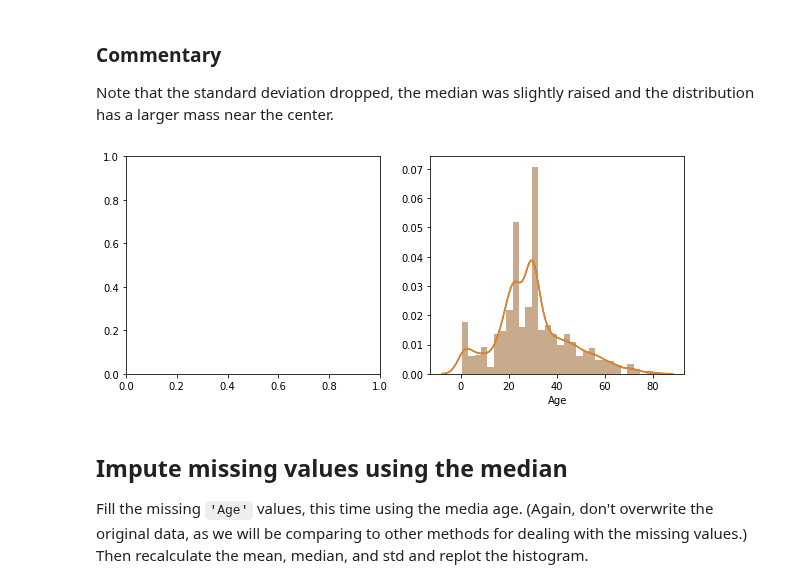
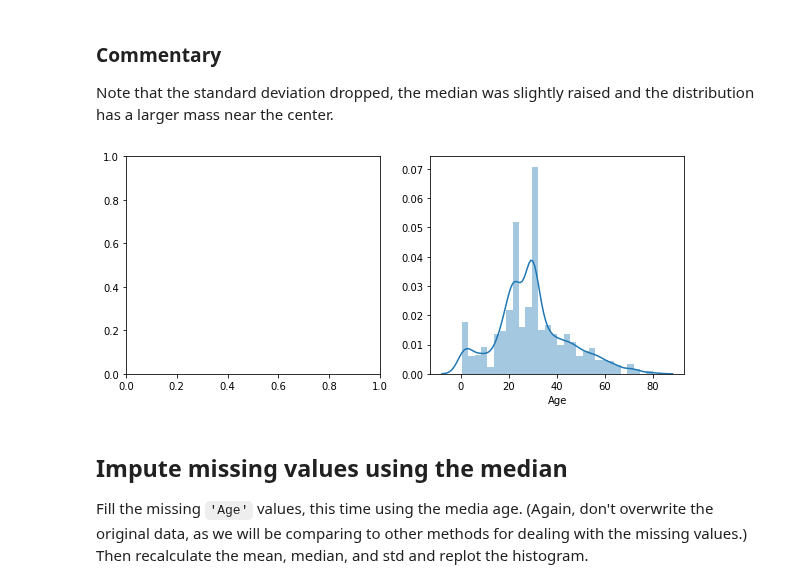
Before and after one commit to OsterMendel/dsc-more-on-missing-data-lab-nyc-ds-021720, a Jupyter notebook: index.ipynb, the cells around one changed output. Drawn from its saved outputs; the diff is of its cells as text; code cells hidden in the pictures.

```diff
--- a/index.ipynb
+++ b/index.ipynb
@@ -136,11 +136,10 @@ Note that the standard deviation dropped, the median was slightly raised and the
 # %%
 fig  = plt.figure(figsize=(10,4))
 fig.subplots(ncols=2,nrows=1)
-sns.distplot(df.Age)
 sns.distplot(ages);
 plt.show()
 # %% [output]
-[figure, old version]
+[figure, new version]
 # %% [markdown]
 ## Impute missing values using the median
 
```
